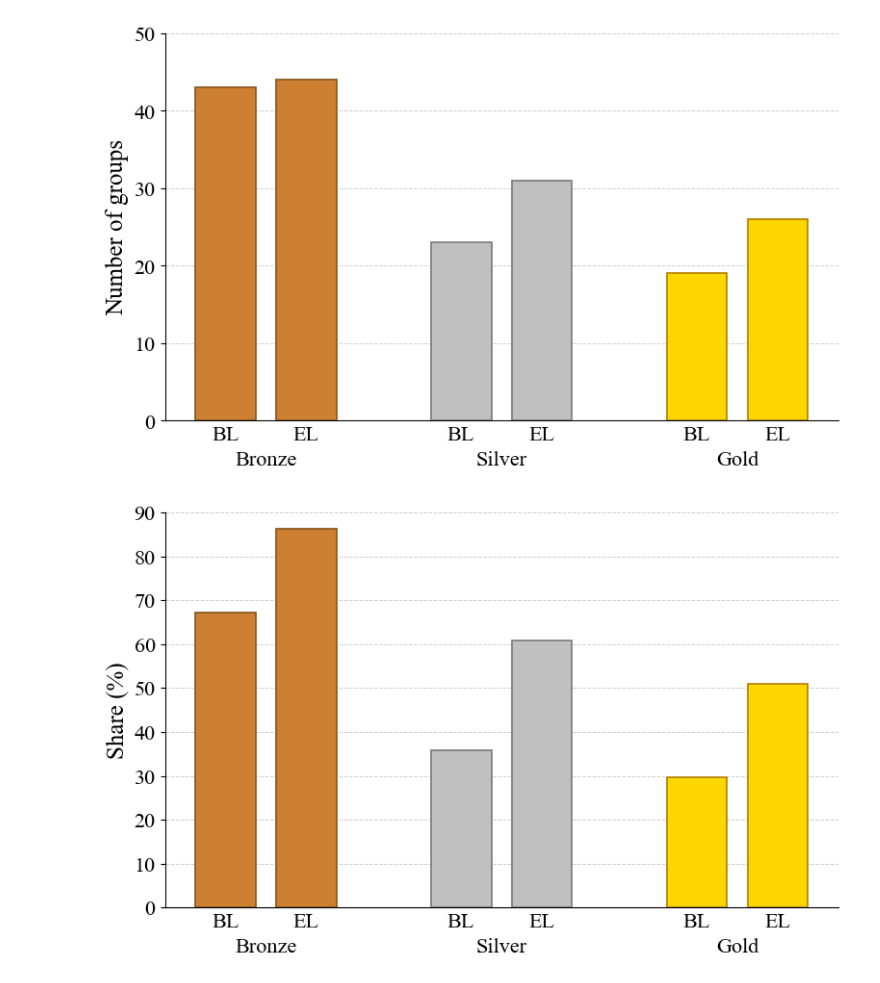
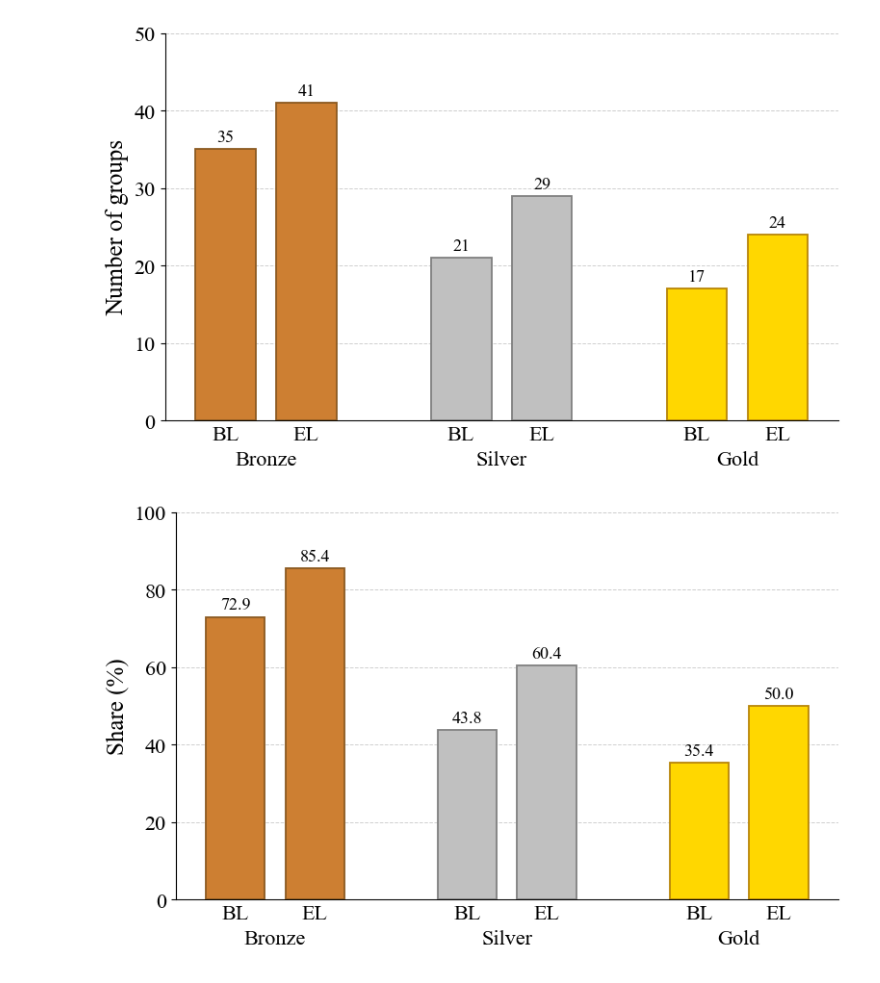
Before and after one commit to daphrut/lab-experiment, a Jupyter notebook: 3_Analysis/3_Descriptives/3_5_certification.ipynb, the cells around one changed output. Drawn from its saved outputs; the diff is of its cells as text; code cells hidden in the pictures.

Commit message:
Fixing labels in graphs

```diff
--- a/3_Analysis/3_Descriptives/3_5_certification.ipynb
+++ b/3_Analysis/3_Descriptives/3_5_certification.ipynb
@@ -23,13 +25,17 @@ plt.rcParams["font.family"] = "serif"
 plt.rcParams["font.serif"] = ["Times New Roman"]
 # %%
 # Load data
-labs = pd.read_csv(
-    config.PROCESSED_DATA / "individual_processed_4.csv",
+df = pd.read_csv(
+    config.CLEAN_DATA / "final_dataset.csv",
     keep_default_na=False,  # Keep "None" as a string, not NaN
     na_values=[""] # Only treat empty strings as NaN
 )
-equipment = pd.read_csv(
-    config.PROCESSED_DATA / "panel_processed_2.csv",
-    keep_default_na=False,  # Keep "None" as a string, not NaN
-    na_values=[""] # Only treat empty strings as NaN
-)
+
+# The certification columns are wide (one per wave) and repeated on a group's BL and EL rows,
+# so take one BL row per lab group
+cert_cols = [f"{level}_cert_{wave}" for level in ["bronze", "silver", "gold"] for wave in ["bl", "el"]]
+labs = df[df["survey"] == "BL"].drop_duplicates("labgroupid")
+
+# Keep only lab groups with certification data in both waves
+labs = labs[labs[cert_cols].notna().all(axis=1)]
+print(f"{len(labs)} of {df['labgroupid'].nunique()} lab groups have certification data in both BL and EL")
@@ -107,44 +115,48 @@ def cert_pct(level, wave):
 
 for metric, fn, ylabel, ylim in [
     ("counts",      cert_count, "Number of groups",    (0, 50)),
-    ("percentages", cert_pct,   "Share (%)", (0, 90)),
+    ("percentages", cert_pct,   "Share (%)", (0, 100)),  # headroom for the bar labels
 ]:
     fig, ax = plt.subplots(figsize=(8, 5))
 
     for i, lvl in enumerate(cert_levels):
         fc = cert_fill[lvl]
         ec = cert_edge[lvl]
         kw = dict(width=bar_w, edgecolor=ec, linewidth=1.3, zorder=3)
-        ax.bar(bl_x[i], fn(lvl, "bl"), color=fc, **kw)
-        ax.bar(el_x[i], fn(lvl, "el"), color=fc, **kw)
+        for x_pos, wave in [(bl_x[i], "bl"), (el_x[i], "el")]:
+            val = fn(lvl, wave)
+            bars = ax.bar(x_pos, val, color=fc, **kw)
+            # Value on top of the bar: whole numbers for counts, one decimal for percentages
+            ax.bar_label(bars, labels=[f"{val:.0f}" if metric == "counts" else f"{val:.1f}"],
+                         padding=3, fontsize=tick_label_size - 3, fontfamily=plot_font)
 
     # BL / EL tick labels
     ax.set_xticks(all_x)
     ax.set_xticklabels(all_labels, fontsize=tick_label_size, fontfamily=plot_font)
     ax.tick_params(axis="x", length=0)
 
     # Bronze / Silver / Gold group labels, placed 22 pts below axes bottom
     ax.set_ylim(ylim)
     xform = blended_transform_factory(ax.transData, ax.transAxes)
     for lvl_name, cx in zip(["Bronze", "Silver", "Gold"], group_ctrs):
         ax.annotate(lvl_name, xy=(cx, 0), xycoords=xform,
                     xytext=(0, -22), textcoords="offset points",
                     ha="center", va="top",
                     fontsize=tick_label_size, fontfamily=plot_font)
 
     ax.set_ylabel(ylabel, fontsize=axis_title_size, fontfamily=plot_font)
     ax.tick_params(axis="y", labelsize=tick_label_size)
     ax.yaxis.grid(True, linestyle="--", linewidth=0.7, alpha=0.6, zorder=0)
     ax.set_axisbelow(True)
     ax.spines["top"].set_visible(False)
     ax.spines["right"].set_visible(False)
 
     fig.tight_layout()
     fig.savefig(output_folder / f"certification_{metric}.pdf")
     plt.show()
 # %% [output]
-[figure, old version]
+[figure, new version]
-[figure, old version]
+[figure, new version]
 # %%
 # Suco version: same figures but with "Oct 2025" / "Jan 2026" labels
 
```
Also changed, not shown: parts of 7 cells of this notebook, 5 other files.
